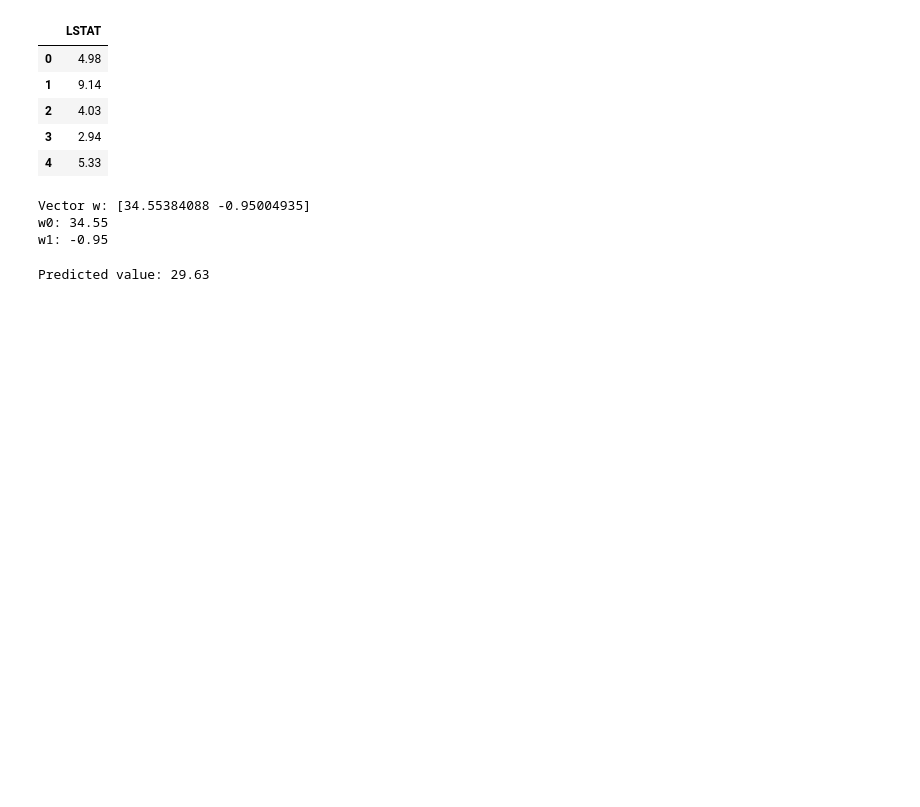
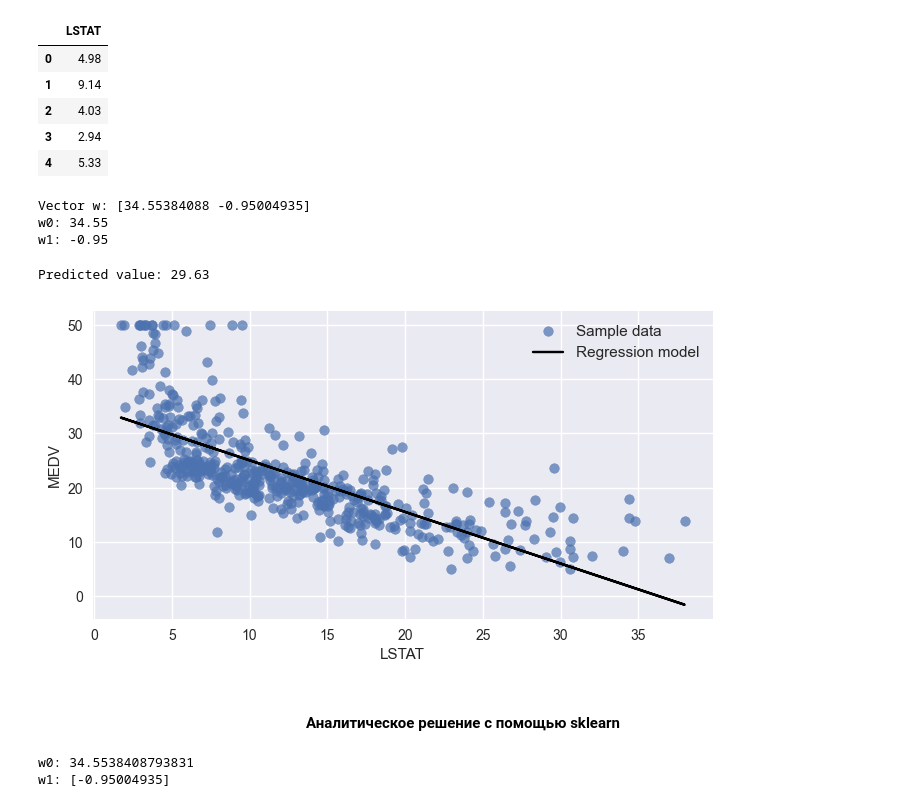
Before and after one commit to Kagemushe/sf_data_science, a Jupyter notebook: Block_4/Block_4_2_2.ipynb, the cells around one changed output. Drawn from its saved outputs; the diff is of its cells as text; code cells hidden in the pictures; blank space fills up the shorter version.

```diff
--- a/Block_4/Block_4_2_2.ipynb
+++ b/Block_4/Block_4_2_2.ipynb
@@ -108,3 +108,12 @@ def plot_regression_2d(X, y_true, y_predict, xlabel='LSTAT', ylabel='MEDV'):
     ax.set_xlabel(xlabel) # название оси абсцисс
     ax.set_ylabel(ylabel) # название оси ординат
     ax.legend(facecolor='white', fontsize=11) # легенда
+# %%
+# Делаем предсказание для всех обьектов из таблицы
+y_predict = w[0]+w[1]*X
+# Строим визуализацию
+plot_regression_2d(X, y, y_predict)
+# %% [output]
+[figure, added]
+# %% [markdown]
+#### <center>Аналитическое решение с помощью sklearn<center>
@@ -110,0 +122,11 @@ def plot_regression_2d(X, y_true, y_predict, xlabel='LSTAT', ylabel='MEDV'):
+# %%
+# создаем обьект класса Linearregression
+lr_lstat = linear_model.LinearRegression()
+# обучаем модель - ищем параметры по МНК
+lr_lstat.fit(X,y)
+
+print('w0: {}'.format(lr_lstat.intercept_)) # свободный член w0
+print('w1: {}'.format(lr_lstat.coef_)) # остальные параметры модели w1, w2,...wm
+# %% [output]
+w0: 34.5538408793831
+w1: [-0.95004935]
```
Also changed, not shown: parts of 8 cells of this notebook.
